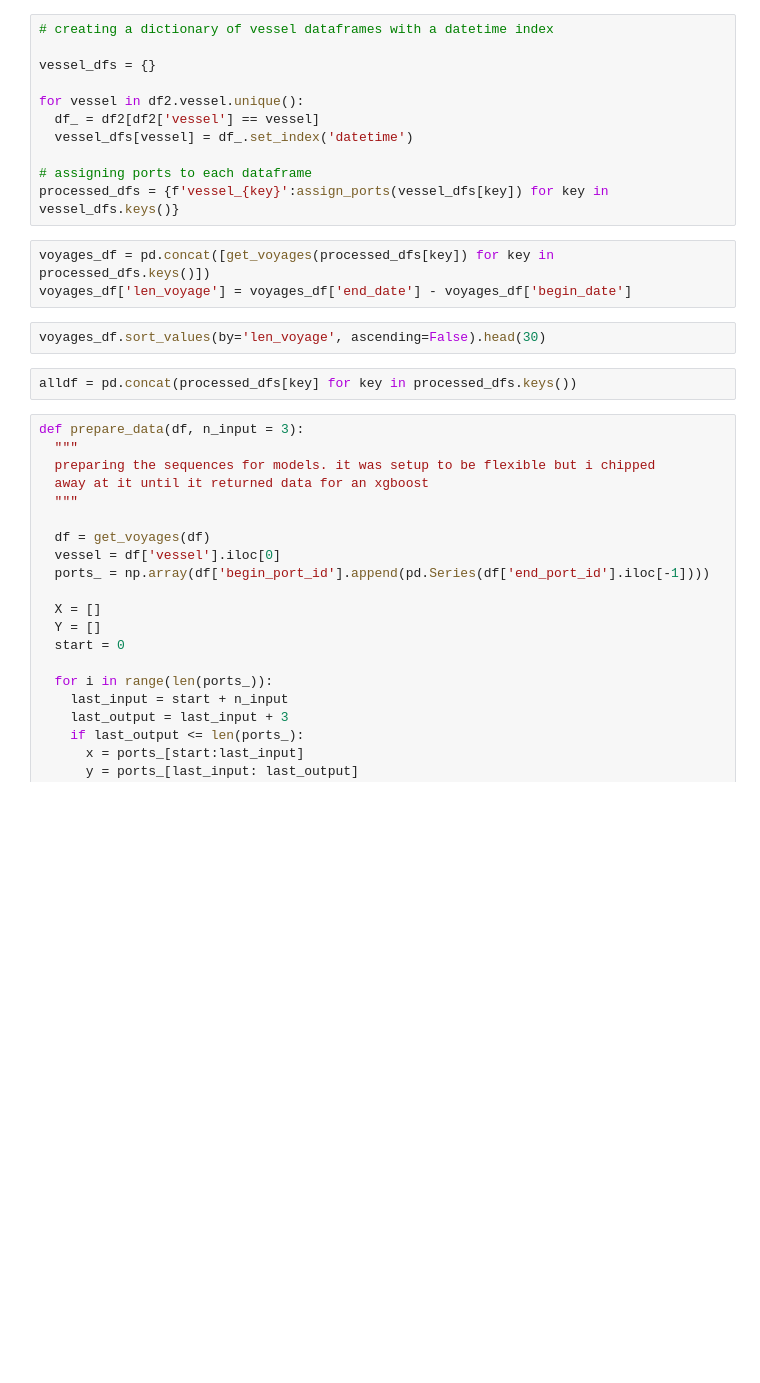
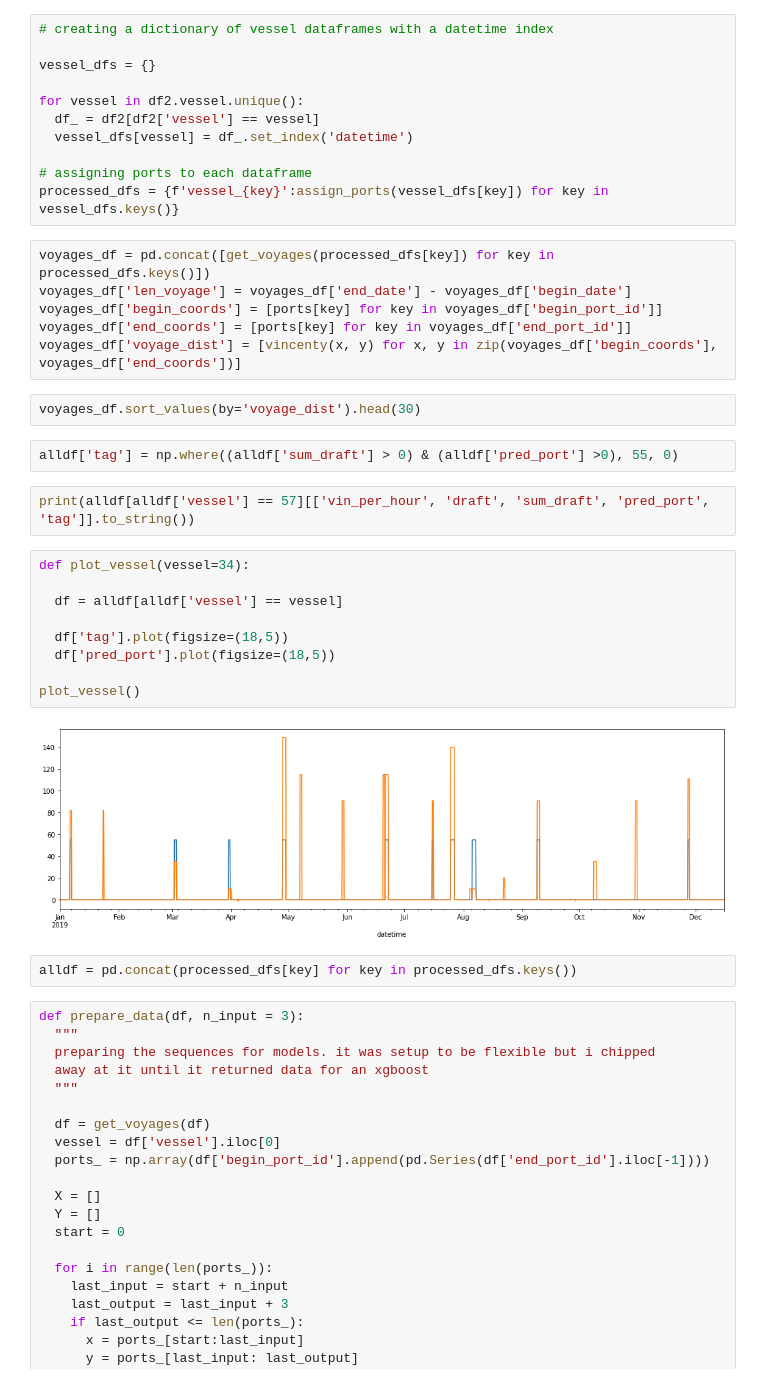
Before and after one commit to yaobviously/sym-cargo, a Jupyter notebook: sym_cargo.ipynb, the cells around one changed output. Cells and saved outputs as stored; diff of their text form; blank space fills up the shorter version.

```diff
--- a/sym_cargo.ipynb
+++ b/sym_cargo.ipynb
@@ -260,8 +275,26 @@ processed_dfs = {f'vessel_{key}':assign_ports(vessel_dfs[key]) for key in vessel
 # %%
 voyages_df = pd.concat([get_voyages(processed_dfs[key]) for key in processed_dfs.keys()])
 voyages_df['len_voyage'] = voyages_df['end_date'] - voyages_df['begin_date']
+voyages_df['begin_coords'] = [ports[key] for key in voyages_df['begin_port_id']]
+voyages_df['end_coords'] = [ports[key] for key in voyages_df['end_port_id']]
+voyages_df['voyage_dist'] = [vincenty(x, y) for x, y in zip(voyages_df['begin_coords'], voyages_df['end_coords'])]
 # %%
-voyages_df.sort_values(by='len_voyage', ascending=False).head(30)
+voyages_df.sort_values(by='voyage_dist').head(30)
+# %%
+alldf['tag'] = np.where((alldf['sum_draft'] > 0) & (alldf['pred_port'] >0), 55, 0)
+# %%
+print(alldf[alldf['vessel'] == 57][['vin_per_hour', 'draft', 'sum_draft', 'pred_port', 'tag']].to_string())
+# %%
+def plot_vessel(vessel=34):
+
+  df = alldf[alldf['vessel'] == vessel]
+
+  df['tag'].plot(figsize=(18,5))
+  df['pred_port'].plot(figsize=(18,5))
+
+plot_vessel()
+# %% [output]
+[figure, added]
 # %%
 alldf = pd.concat(processed_dfs[key] for key in processed_dfs.keys())
 # %%
```
Also changed, not shown: parts of 18 cells of this notebook.
